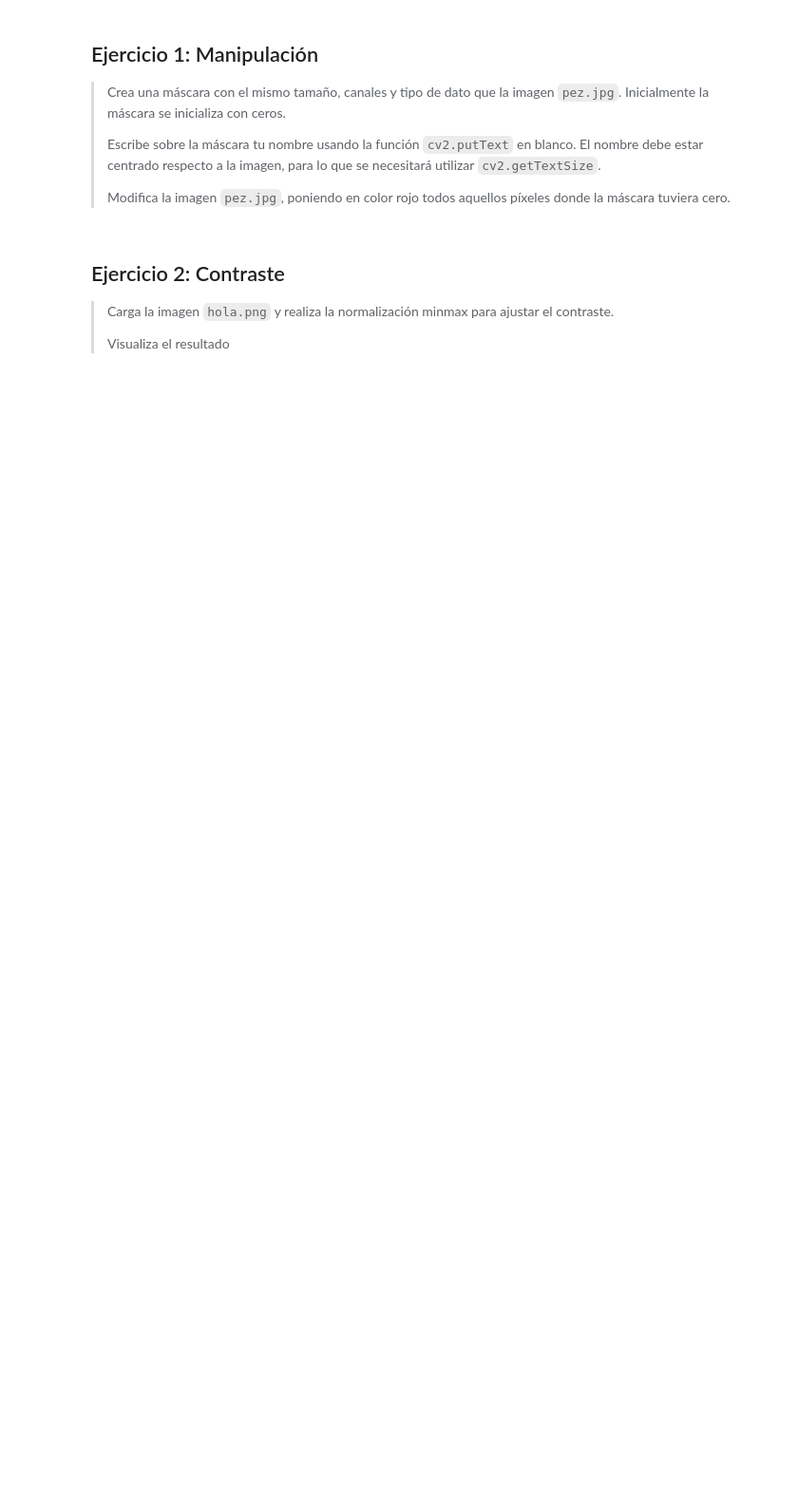
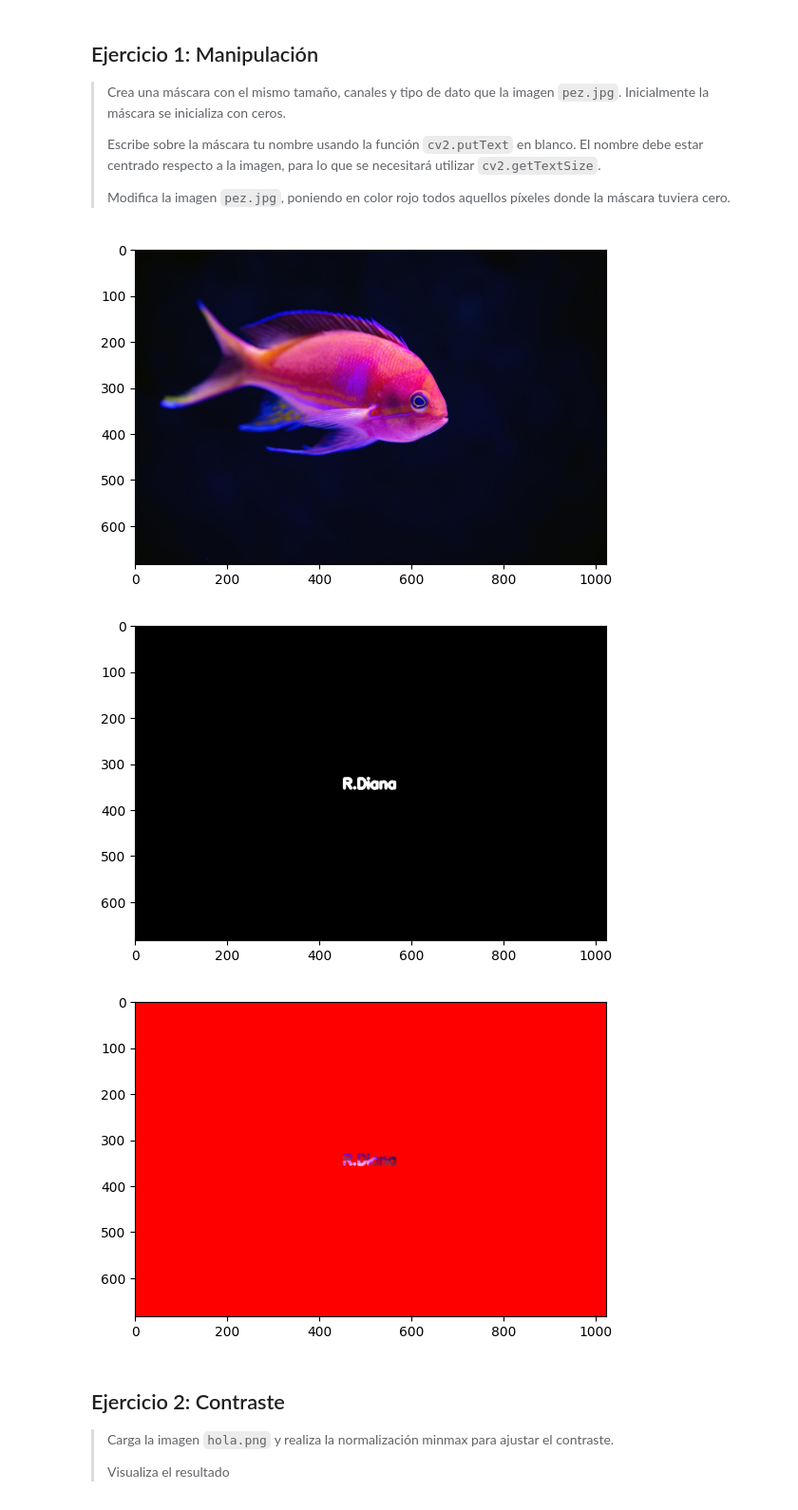
Before and after one commit to revekkadiana/Visi-n_Artificial, a Jupyter notebook: Control1-01.ipynb, the cells around one changed output. Shown at 95% size. Drawn from its saved outputs; the diff is of its cells as text; code cells hidden in the pictures; blank space fills up the shorter version.

```diff
--- a/Control1-01.ipynb
+++ b/Control1-01.ipynb
@@ -22,6 +23,49 @@ import scipy
 > Escribe sobre la máscara tu nombre usando la función `cv2.putText` en blanco. El nombre debe estar centrado respecto a la imagen, para lo que se necesitará utilizar `cv2.getTextSize`.
 >
 > Modifica la imagen `pez.jpg`, poniendo en color rojo todos aquellos píxeles donde la máscara tuviera cero.
+# %%
+img = skimage.io.imread('pez.jpg')
+mask = np.zeros_like(img, dtype=np.uint8)
+import cv2
+import numpy as np
+
+img = skimage.io.imread('pez.jpg')
+mask = np.zeros_like(img, dtype=np.uint8)
+# Crear una máscara con el mismo tamaño y tipo de dato que la imagen, inicializada con ceros
+mask = np.zeros_like(img, dtype=np.uint8)
+
+# Configurar el nombre y la fuente para la máscara
+name = "R.Diana"
+font = cv2.FONT_HERSHEY_SIMPLEX  #Representa el tipo de fuente que se utilizará para el texto
+font_scale = 1  # Es el factor de escala para el tamaño de la fuente.
+font_thickness = 5  #grosor del texto
+
+# Obtener el tamaño del texto para centrarlo
+text_size, _ = cv2.getTextSize(name, font, font_scale, font_thickness)
+x = (mask.shape[1] - text_size[0]) // 2
+y = (mask.shape[0] + text_size[1]) // 2
+#text_size[0]: Es el ancho del texto.
+#text_size[1]: Es el alto del texto.
+#mask.shape[0]: Es la altura de la imagen (número de filas).
+#mask.shape[1]: Es el ancho de la imagen (número de columnas).
+
+# Escribir el nombre blanco sobre la máscara
+cv2.putText(mask, name, (x, y), font, font_scale, (255, 255, 255), font_thickness)
+
+# Modificar la imagen original, poniendo a color negro donde la máscara tiene cero
+result = np.where(mask == 255, img, [255,0,0])
+
+
+plt.imshow(img)
+plt.show()
+plt.imshow(mask)
+plt.show()
+plt.imshow(result)
+plt.show()
+# %% [output]
+[figure, added]
+[figure, added]
+[figure, added]
 # %% [markdown]
 ## Ejercicio 2: Contraste
 
```
Also changed, not shown: parts of 10 cells of this notebook.
